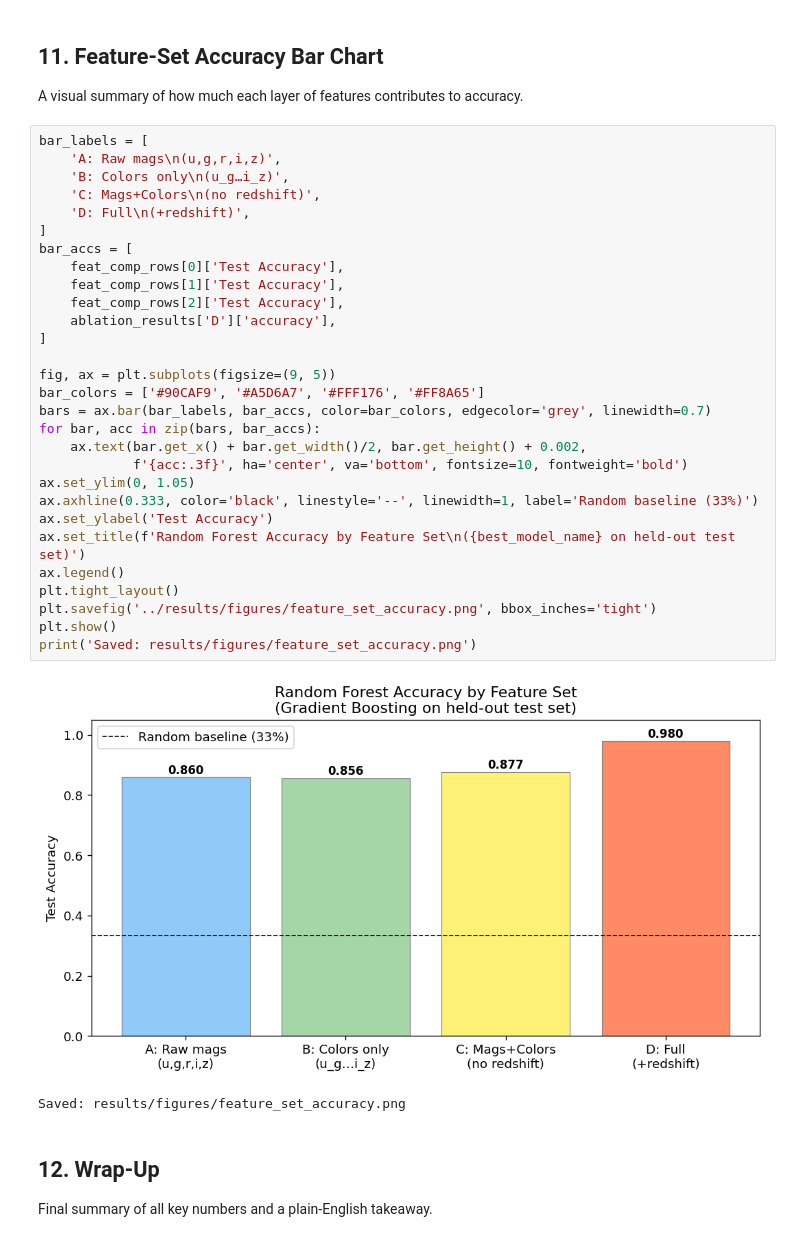
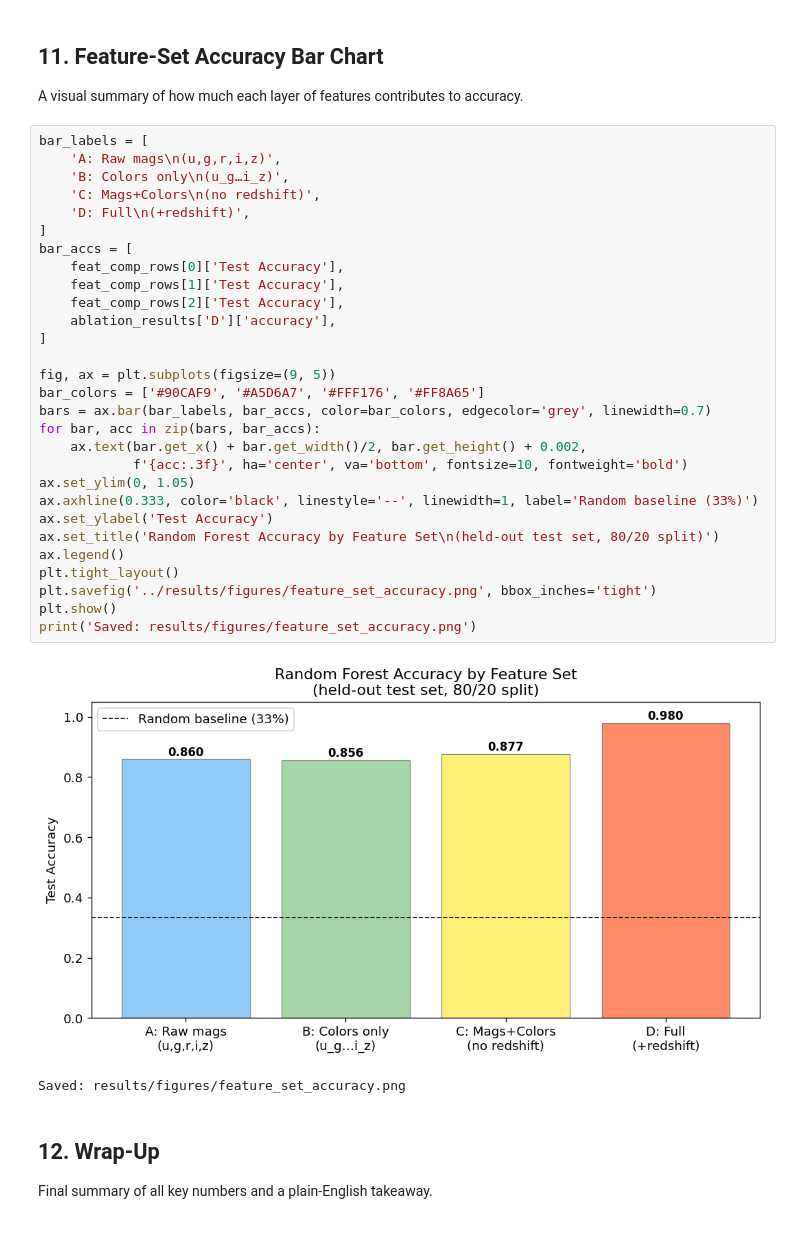
Before and after one commit to Madou-Moore/Star-Classification-Project, a Jupyter notebook: notebooks/star_classification.ipynb, the cells around one changed output. Cells and saved outputs as stored; diff of their text form.

```diff
--- a/notebooks/star_classification.ipynb
+++ b/notebooks/star_classification.ipynb
@@ -620,34 +622,34 @@ A visual summary of how much each layer of features contributes to accuracy.
 # %%
 bar_labels = [
     'A: Raw mags\n(u,g,r,i,z)',
     'B: Colors only\n(u_g…i_z)',
     'C: Mags+Colors\n(no redshift)',
     'D: Full\n(+redshift)',
 ]
 bar_accs = [
     feat_comp_rows[0]['Test Accuracy'],
     feat_comp_rows[1]['Test Accuracy'],
     feat_comp_rows[2]['Test Accuracy'],
     ablation_results['D']['accuracy'],
 ]
 
 fig, ax = plt.subplots(figsize=(9, 5))
 bar_colors = ['#90CAF9', '#A5D6A7', '#FFF176', '#FF8A65']
 bars = ax.bar(bar_labels, bar_accs, color=bar_colors, edgecolor='grey', linewidth=0.7)
 for bar, acc in zip(bars, bar_accs):
     ax.text(bar.get_x() + bar.get_width()/2, bar.get_height() + 0.002,
             f'{acc:.3f}', ha='center', va='bottom', fontsize=10, fontweight='bold')
 ax.set_ylim(0, 1.05)
 ax.axhline(0.333, color='black', linestyle='--', linewidth=1, label='Random baseline (33%)')
 ax.set_ylabel('Test Accuracy')
-ax.set_title(f'Random Forest Accuracy by Feature Set\n({best_model_name} on held-out test set)')
+ax.set_title('Random Forest Accuracy by Feature Set\n(held-out test set, 80/20 split)')
 ax.legend()
 plt.tight_layout()
 plt.savefig('../results/figures/feature_set_accuracy.png', bbox_inches='tight')
 plt.show()
 print('Saved: results/figures/feature_set_accuracy.png')
 # %% [output]
-[figure, old version]
+[figure, new version]
 Saved: results/figures/feature_set_accuracy.png
 # %% [markdown]
 ## 12. Wrap-Up
```
Also changed, not shown: parts of 7 cells of this notebook, 2 other files.
